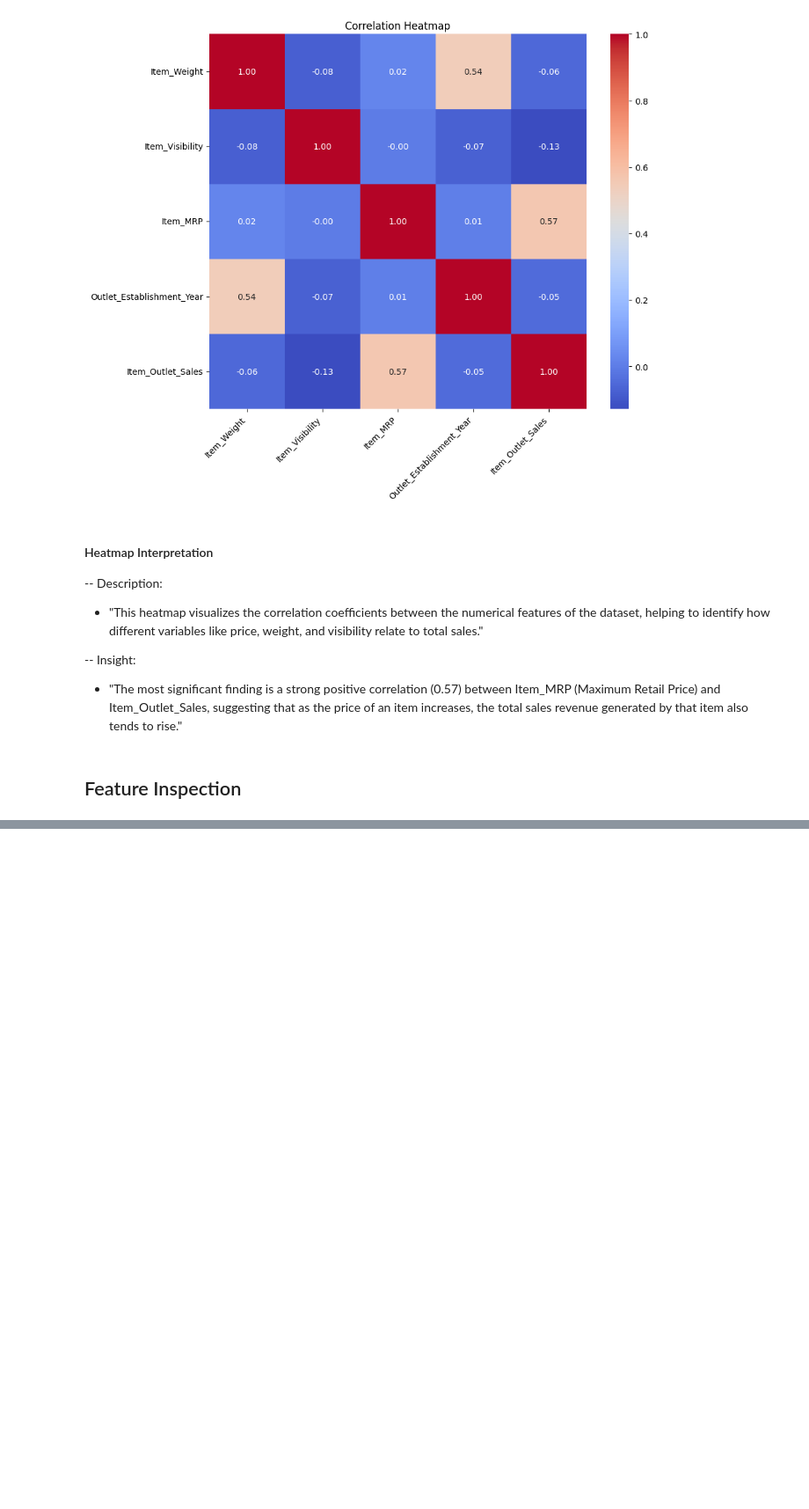
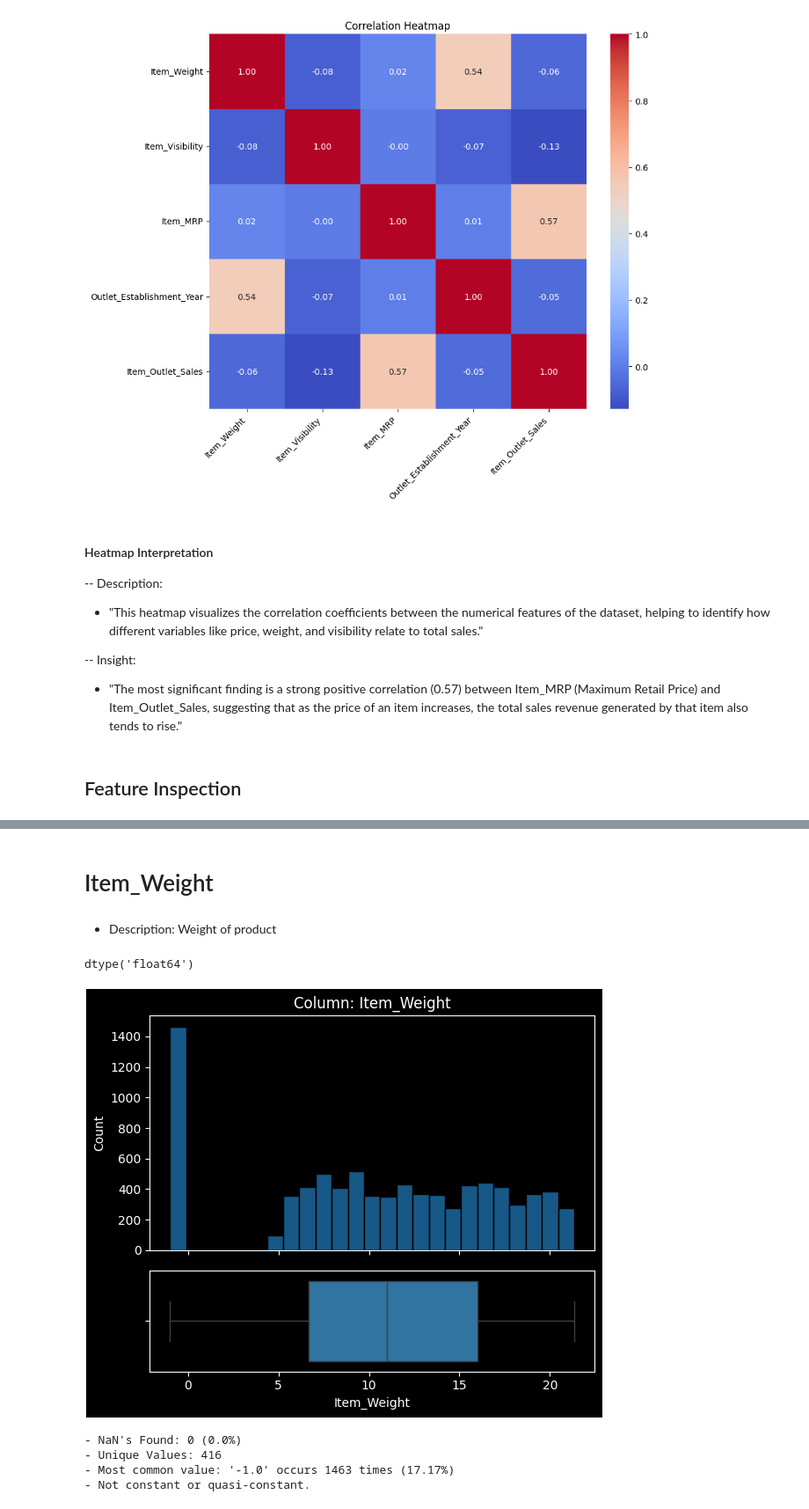
Before and after one commit to insafroumy/Prediction-of-Product-Sales, a Jupyter notebook: prediction_of_product_sales.ipynb, the cells around one changed output, grey strips where cells are left out. Shown at 88% size. Drawn from its saved outputs; the diff is of its cells as text; code cells hidden in the pictures; blank space fills up the shorter version.

```diff
--- a/prediction_of_product_sales.ipynb
+++ b/prediction_of_product_sales.ipynb
@@ -230,0 +418,19 @@ ax.set_xticklabels(ax.get_xticklabels(), rotation=45, ha='right');
+# %%
+df_prediction['Item_Weight'] = df_prediction['Item_Weight'].replace('Missing', np.nan)
+df_prediction['Outlet_Size'] = df_prediction['Outlet_Size'].replace('Missing', np.nan)
+# %% [markdown]
+# Item_Weight
+# %% [markdown]
+- Description: Weight of product
+# %%
+df_prediction['Item_Weight'].dtype
+# %% [output]
+dtype('float64')
+# %%
+explore_numeric(df_prediction,'Item_Weight');
+# %% [output]
+[figure, added]
+- NaN's Found: 0 (0.0%)
+- Unique Values: 416
+- Most common value: '-1.0' occurs 1463 times (17.17%)
+- Not constant or quasi-constant.
```
Also changed, not shown: parts of 72 cells of this notebook.
